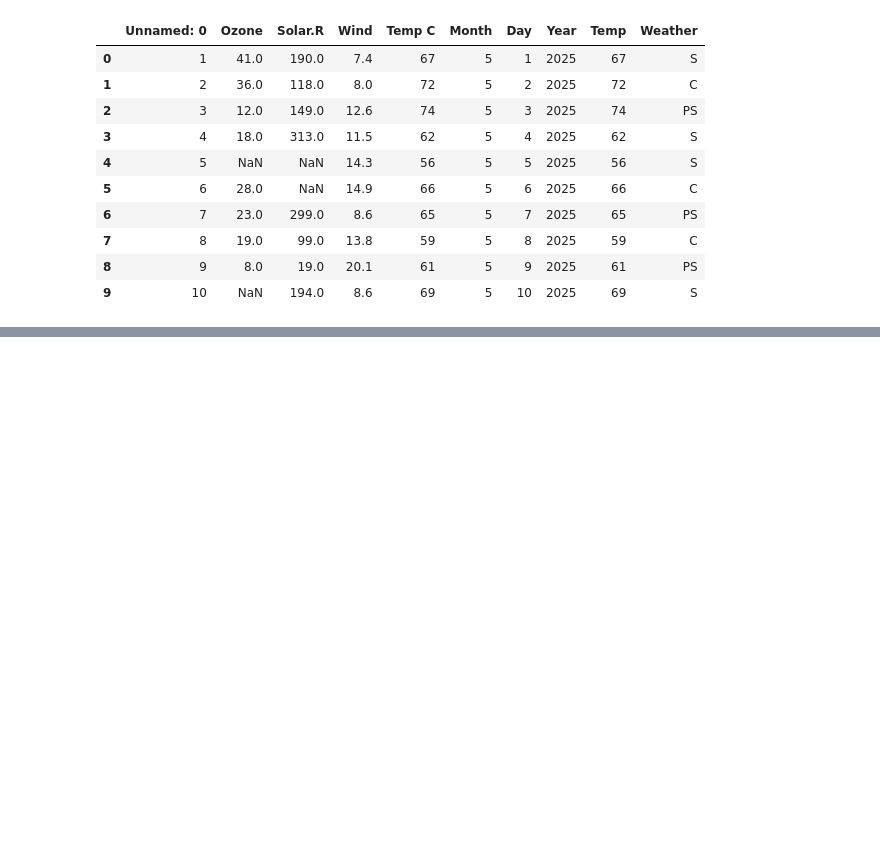
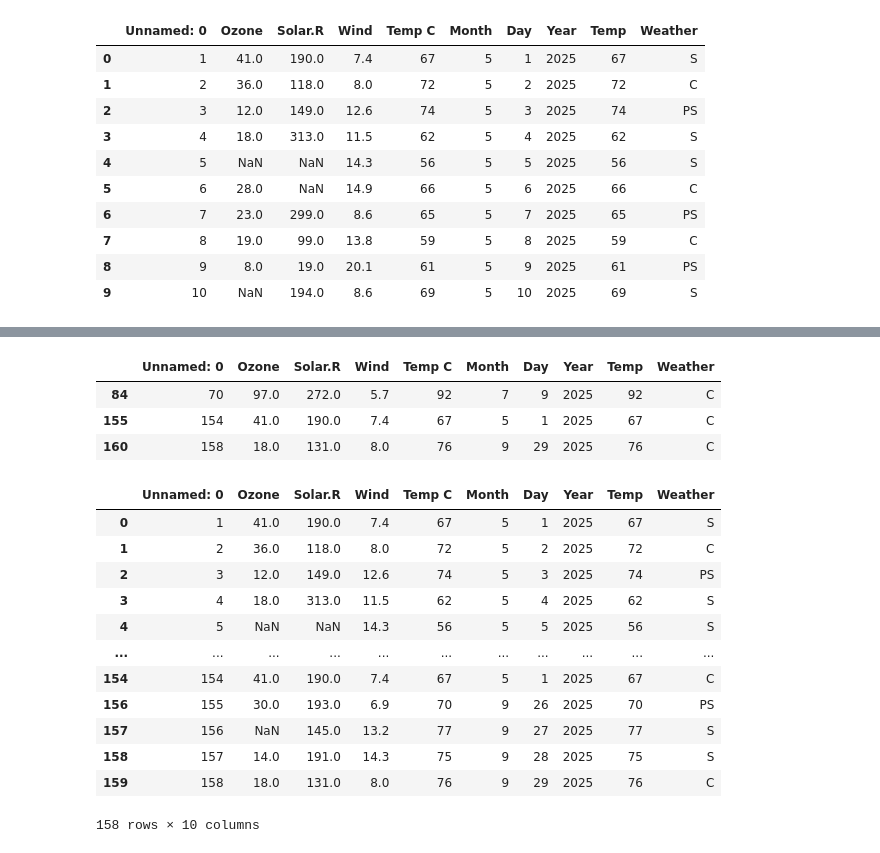
Before and after one commit to suchitra0806/EDA-On-Weather-Dataset, a Jupyter notebook: eda_weather_data.ipynb, the cells around one changed output, grey strips where cells are left out. Drawn from its saved outputs; the diff is of its cells as text; code cells hidden in the pictures; blank space fills up the shorter version.

Commit message:
data preparation and cleaning

```diff
--- a/eda_weather_data.ipynb
+++ b/eda_weather_data.ipynb
@@ -42,0 +99,24 @@ df.head(10)
+# %%
+# DATA PREPARATION
+df.loc[df.duplicated()]
+# %% [output]
+|  | Unnamed: 0 | Ozone | Solar.R | Wind | Temp C | Month | Day | Year | Temp | Weather |
+| 84 | 70 | 97.0 | 272.0 | 5.7 | 92 | 7 | 9 | 2025 | 92 | C |
+| 155 | 154 | 41.0 | 190.0 | 7.4 | 67 | 5 | 1 | 2025 | 67 | C |
+| 160 | 158 | 18.0 | 131.0 | 8.0 | 76 | 9 | 29 | 2025 | 76 | C |
+# %%
+df.drop_duplicates()
+# %% [output]
+|  | Unnamed: 0 | Ozone | Solar.R | Wind | Temp C | Month | Day | Year | Temp | Weather |
+| 0 | 1 | 41.0 | 190.0 | 7.4 | 67 | 5 | 1 | 2025 | 67 | S |
+| 1 | 2 | 36.0 | 118.0 | 8.0 | 72 | 5 | 2 | 2025 | 72 | C |
+| 2 | 3 | 12.0 | 149.0 | 12.6 | 74 | 5 | 3 | 2025 | 74 | PS |
+| 3 | 4 | 18.0 | 313.0 | 11.5 | 62 | 5 | 4 | 2025 | 62 | S |
+| 4 | 5 | NaN | NaN | 14.3 | 56 | 5 | 5 | 2025 | 56 | S |
+| ... | ... | ... | ... | ... | ... | ... | ... | ... | ... | ... |
+| 154 | 154 | 41.0 | 190.0 | 7.4 | 67 | 5 | 1 | 2025 | 67 | C |
+| 156 | 155 | 30.0 | 193.0 | 6.9 | 70 | 9 | 26 | 2025 | 70 | PS |
+| 157 | 156 | NaN | 145.0 | 13.2 | 77 | 9 | 27 | 2025 | 77 | S |
+| 158 | 157 | 14.0 | 191.0 | 14.3 | 75 | 9 | 28 | 2025 | 75 | S |
+| 159 | 158 | 18.0 | 131.0 | 8.0 | 76 | 9 | 29 | 2025 | 76 | C |
+158 rows × 10 columns
```
Also changed, not shown: parts of 20 cells of this notebook.
